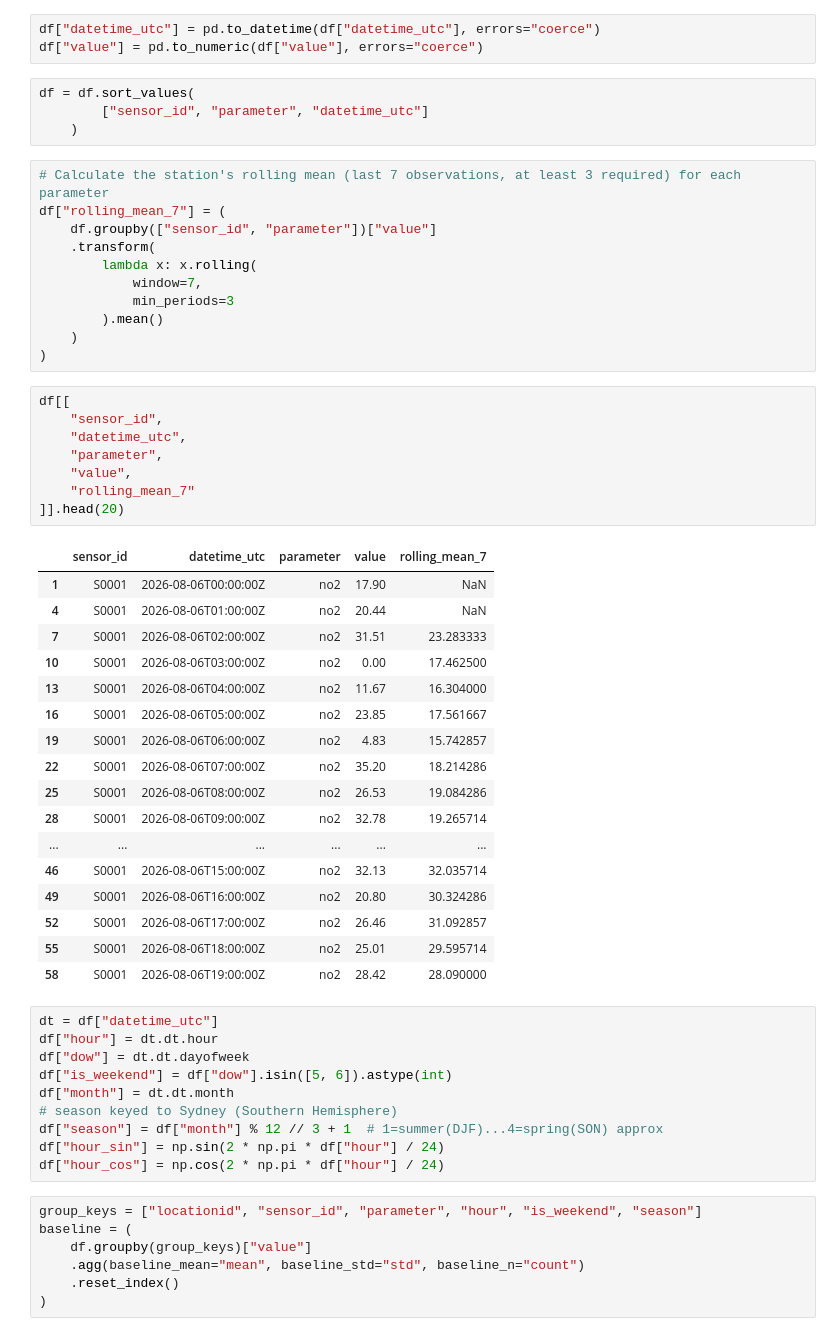
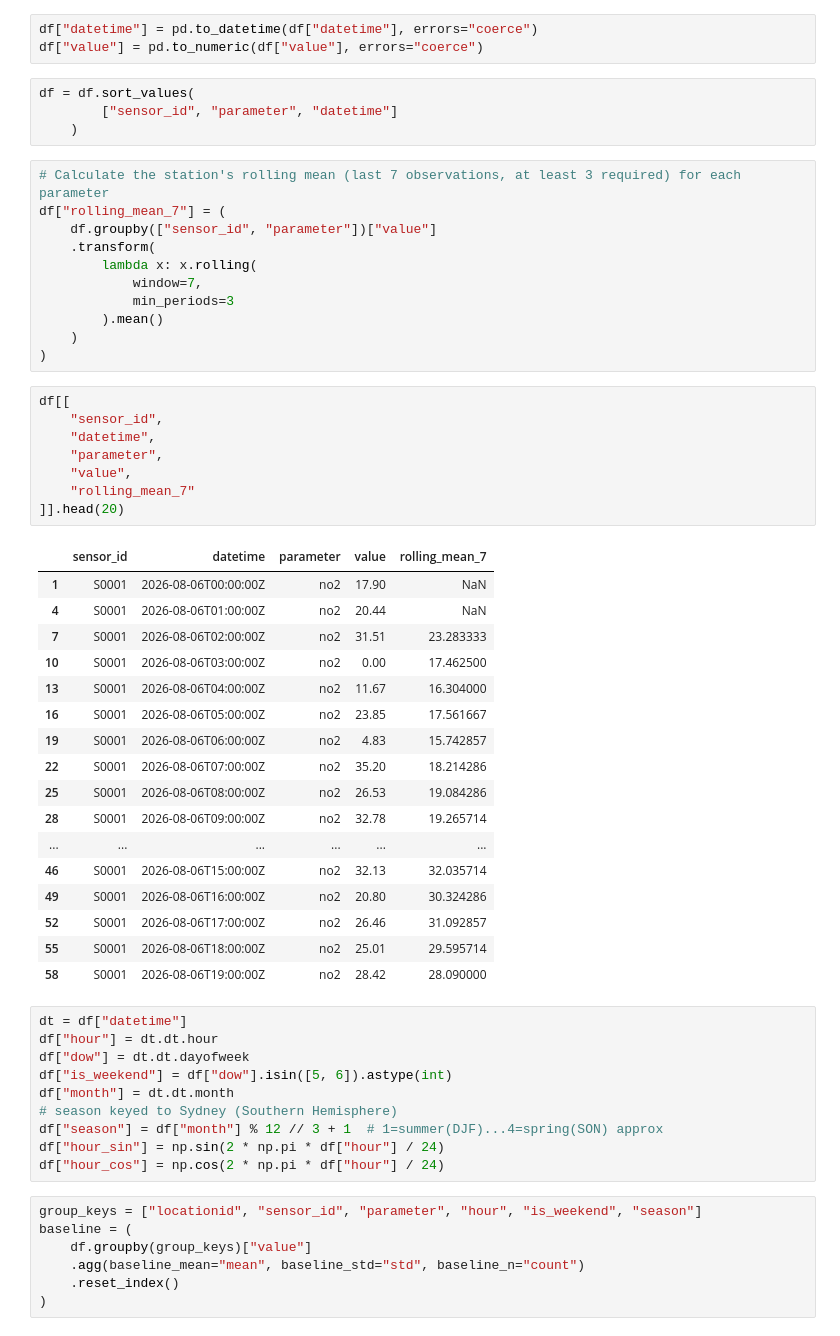
Before and after one commit to shahsandesh30/DataGuard, a Jupyter notebook: notebooks/layer2/feature_engineering.ipynb, the cells around one changed output. Drawn from its saved outputs; the diff is of its cells as text.

Commit message:
fix: datetime column consistency

```diff
--- a/notebooks/layer2/feature_engineering.ipynb
+++ b/notebooks/layer2/feature_engineering.ipynb
@@ -24,11 +24,11 @@ original_df.head()
 # %%
 df = original_df.copy()
 # %%
-df["datetime_utc"] = pd.to_datetime(df["datetime_utc"], errors="coerce")
+df["datetime"] = pd.to_datetime(df["datetime"], errors="coerce")
 df["value"] = pd.to_numeric(df["value"], errors="coerce")
 # %%
 df = df.sort_values(
-        ["sensor_id", "parameter", "datetime_utc"]
+        ["sensor_id", "parameter", "datetime"]
     )
 # %%
 # Calculate the station's rolling mean (last 7 observations, at least 3 required) for each parameter
@@ -44,13 +44,13 @@ df["rolling_mean_7"] = (
 # %%
 df[[
     "sensor_id",
-    "datetime_utc",
+    "datetime",
     "parameter",
     "value",
     "rolling_mean_7"
 ]].head(20)
 # %% [output]
-|  | sensor_id | datetime_utc | parameter | value | rolling_mean_7 |
+|  | sensor_id | datetime | parameter | value | rolling_mean_7 |
 | 1 | S0001 | 2026-08-06T00:00:00Z | no2 | 17.90 | NaN |
 | 4 | S0001 | 2026-08-06T01:00:00Z | no2 | 20.44 | NaN |
 | 7 | S0001 | 2026-08-06T02:00:00Z | no2 | 31.51 | 23.283333 |
@@ -68,7 +68,7 @@ df[[
 | 55 | S0001 | 2026-08-06T18:00:00Z | no2 | 25.01 | 29.595714 |
 | 58 | S0001 | 2026-08-06T19:00:00Z | no2 | 28.42 | 28.090000 |
 # %%
-dt = df["datetime_utc"]
+dt = df["datetime"]
 df["hour"] = dt.dt.hour
 df["dow"] = dt.dt.dayofweek
 df["is_weekend"] = df["dow"].isin([5, 6]).astype(int)
```
Also changed, not shown: parts of 1 cell of this notebook, 8 other files.
